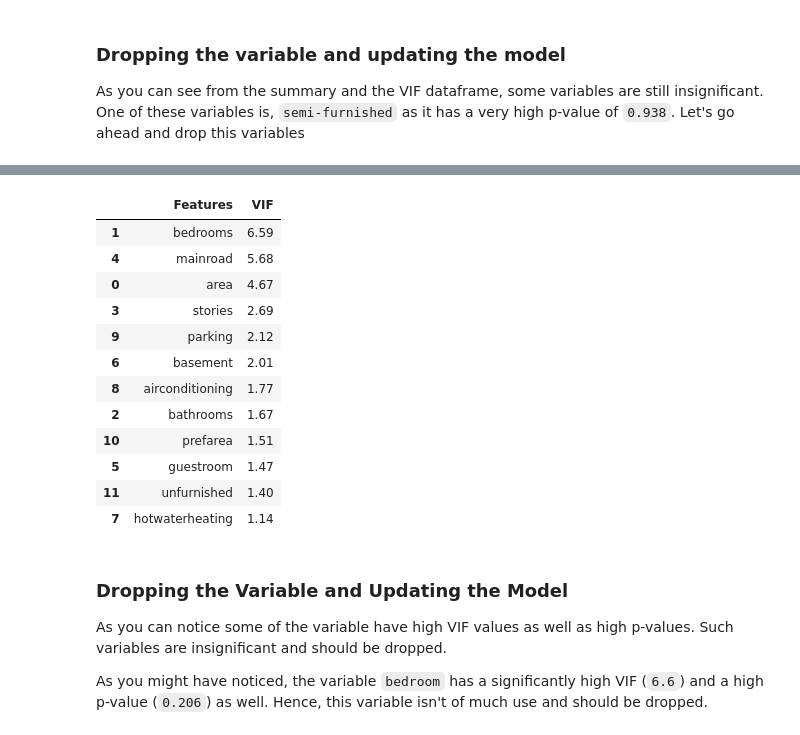
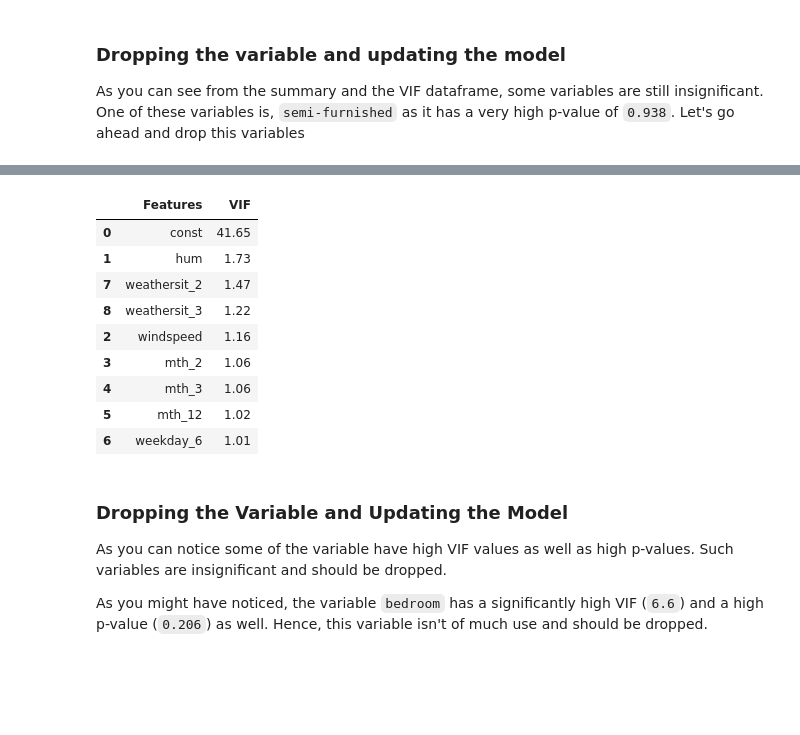
Before and after one commit to gautaman8/BikeCaseStudy, a Jupyter notebook: BoomBikes.ipynb, the cells around one changed output, grey strips where cells are left out. Drawn from its saved outputs; the diff is of its cells as text; code cells hidden in the pictures; blank space fills up the shorter version.

```diff
--- a/BoomBikes.ipynb
+++ b/BoomBikes.ipynb
@@ -508,7 +538,7 @@ cols.remove('cnt')
 #Build a linear model
 
 import statsmodels.api as sm
-X_train_lm = sm.add_constant(X_train[cols])
+X_train_lm = sm.add_constant(X_train_lm)
 
 lr_1 = sm.OLS(y_train, X_train_lm).fit()
 
@@ -553,8 +599,8 @@ from statsmodels.stats.outliers_influence import variance_inflation_factor
 # %%
 # Create a dataframe that will contain the names of all the feature variables and their respective VIFs
 vif = pd.DataFrame()
-vif['Features'] = X_train.columns
-vif['VIF'] = [variance_inflation_factor(X_train.values, i) for i in range(X_train.shape[1])]
+vif['Features'] = X_train_lm.columns
+vif['VIF'] = [variance_inflation_factor(X_train_lm.values, i) for i in range(X_train_lm.shape[1])]
 vif['VIF'] = round(vif['VIF'], 2)
 vif = vif.sort_values(by = "VIF", ascending = False)
 vif
@@ -581,5 +630,6 @@ We generally want a VIF that is less than 5. So there are clearly some variables
 As you can see from the summary and the VIF dataframe, some variables are still insignificant. One of these variables is, `semi-furnished` as it has a very high p-value of `0.938`. Let's go ahead and drop this variables
 # %%
 # Dropping highly correlated variables and insignificant variables
-
-X = X_train.drop('semi-furnished', 1,)
+for i in vif['Features']:
+    if (vif[vif['Features']== i]['VIF']).iloc[0] >5:
+        X_train_lm = X_train_lm.drop(i, 1,)
@@ -586,5 +662,5 @@ X = X_train.drop('semi-furnished', 1,)
 # %%
 # Build a third fitted model
-X_train_lm = sm.add_constant(X)
-
+X_train_lm = sm.add_constant(X_train_lm)
+print(X_train_lm)
 lr_2 = sm.OLS(y_train, X_train_lm).fit()
@@ -612,26 +726,23 @@ Warnings:
 # %%
 # Calculate the VIFs again for the new model
 
 vif = pd.DataFrame()
-vif['Features'] = X.columns
-vif['VIF'] = [variance_inflation_factor(X.values, i) for i in range(X.shape[1])]
+vif['Features'] = X_train_lm.columns
+vif['VIF'] = [variance_inflation_factor(X_train_lm.values, i) for i in range(X_train_lm.shape[1])]
 vif['VIF'] = round(vif['VIF'], 2)
 vif = vif.sort_values(by = "VIF", ascending = False)
 vif
 # %% [output]
 |  | Features | VIF |
-| 1 | bedrooms | 6.59 |
-| 4 | mainroad | 5.68 |
-| 0 | area | 4.67 |
-| 3 | stories | 2.69 |
-| 9 | parking | 2.12 |
-| 6 | basement | 2.01 |
-| 8 | airconditioning | 1.77 |
-| 2 | bathrooms | 1.67 |
-| 10 | prefarea | 1.51 |
-| 5 | guestroom | 1.47 |
-| 11 | unfurnished | 1.40 |
-| 7 | hotwaterheating | 1.14 |
+| 0 | const | 41.65 |
+| 1 | hum | 1.73 |
+| 7 | weathersit_2 | 1.47 |
+| 8 | weathersit_3 | 1.22 |
+| 2 | windspeed | 1.16 |
+| 3 | mth_2 | 1.06 |
+| 4 | mth_3 | 1.06 |
+| 5 | mth_12 | 1.02 |
+| 6 | weekday_6 | 1.01 |
 # %% [markdown]
 ### Dropping the Variable and Updating the Model
 
```
Also changed, not shown: parts of 22 cells of this notebook.
